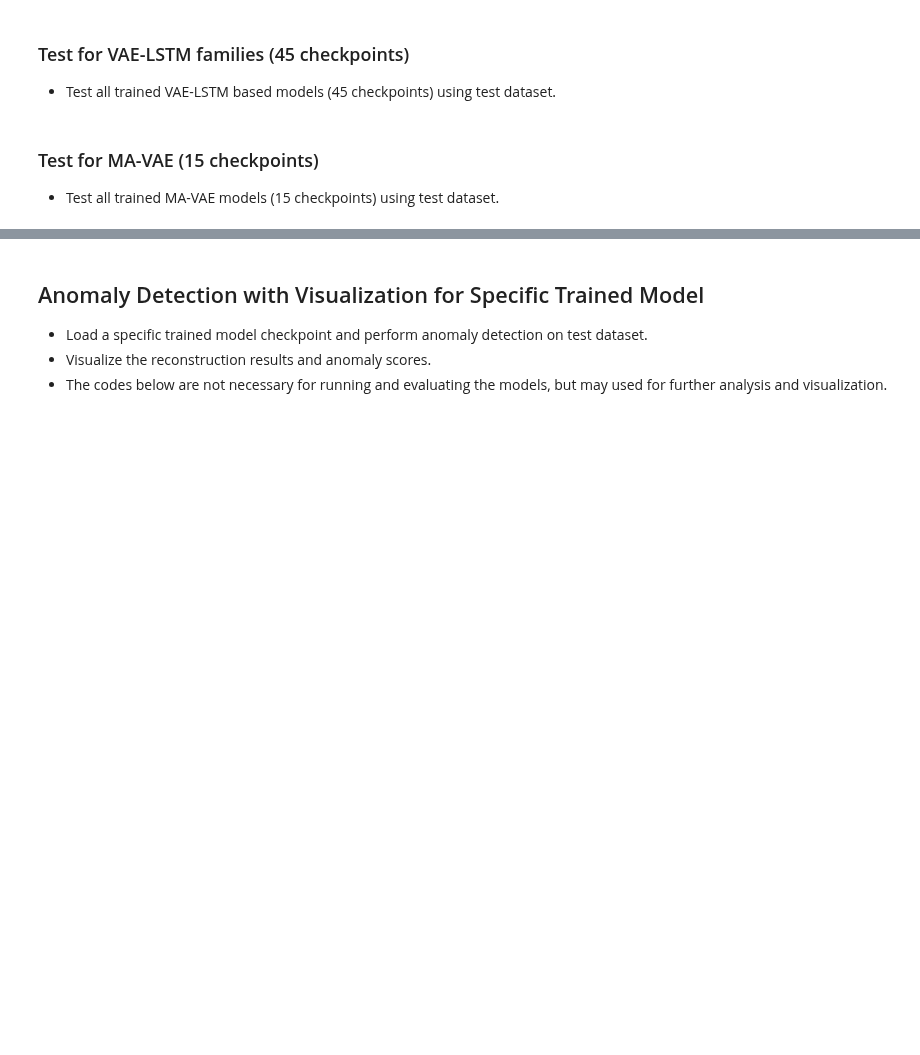
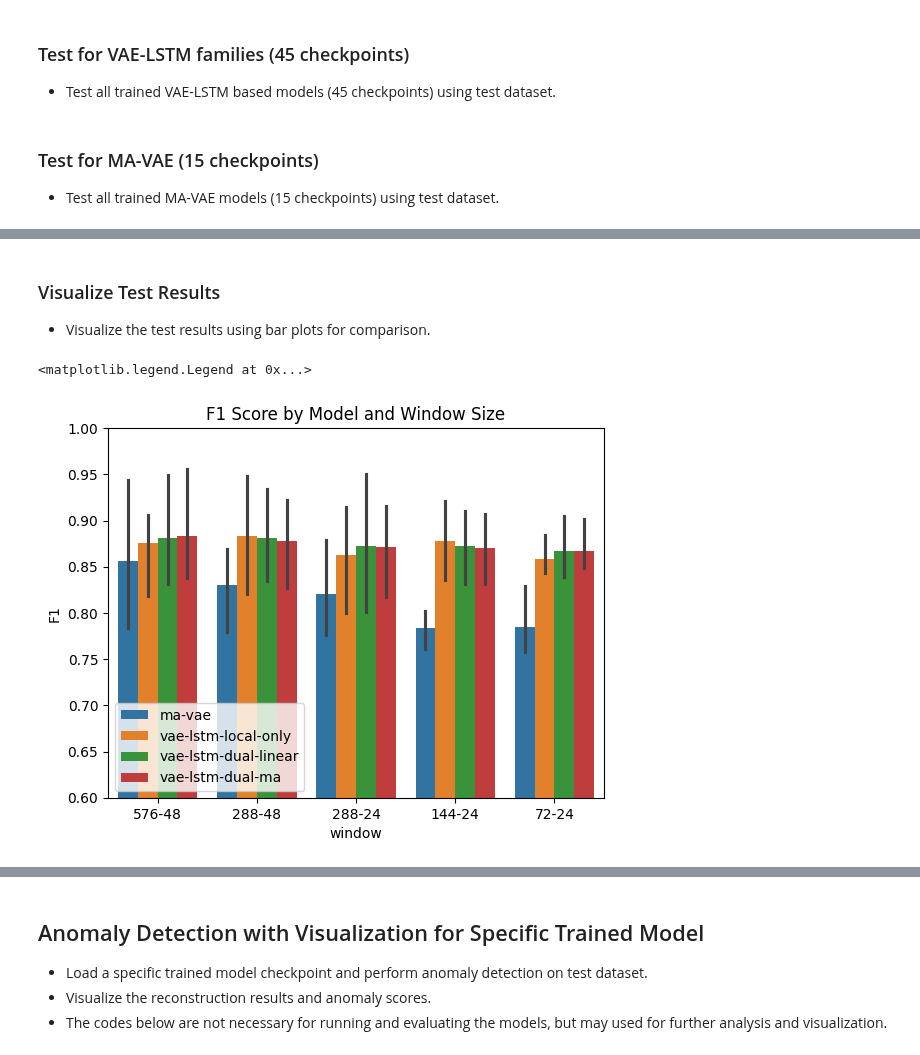
Before and after one commit to peunsu/wesad_stress_detection, a Jupyter notebook: dual-branch-vae-lstm/anomaly_detection.ipynb, the cells around one changed output, grey strips where cells are left out. Cells and saved outputs as stored; diff of their text form; code cells hidden in the pictures; blank space fills up the shorter version.

Commit message:
Add experiment results export and visualization

```diff
--- a/dual-branch-vae-lstm/anomaly_detection.ipynb
+++ b/dual-branch-vae-lstm/anomaly_detection.ipynb
@@ -692,0 +711,29 @@ for exp_name, window_size, fold_id in tqdm(grid_prod, desc="Experiments"):
+# %%
+result_all = []
+# %%
+for model in models:
+    for fold in folds:
+        for w, s in windows:
+            model_path = Path('experiments') / model / f'fold-{fold}-batch-512' / f'{model}-{w}-{s}-1-12' / 'result' / 'test_results.json'
+            if model_path.exists():
+                with open(model_path, 'r') as f:
+                    result = json.load(f)
+                result['model'] = model
+                result['fold'] = fold
+                result['window'] = f"{w}-{s}"
+                result_all.append(result)
+# %%
+model = 'ma-vae'
+for fold in folds:
+    for w, s in windows:
+        model_path = Path('experiments') / model / f'fold-{fold}-batch-64' / f'{model}-{w}-{w}-{s}-64' / 'result' / 'test_results.json'
+        if model_path.exists():
+            with open(model_path, 'r') as f:
+                result = json.load(f)
+            result['model'] = model
+            result['fold'] = fold
+            result['window'] = f"{w}-{s}"
+            result_all.append(result)
+# %%
+result_df = pd.DataFrame(result_all)
+result_df
@@ -692,0 +793,11 @@ for exp_name, window_size, fold_id in tqdm(grid_prod, desc="Experiments"):
+# %% [markdown]
+### Visualize Test Results
+- Visualize the test results using bar plots for comparison.
+# %%
+sns.barplot(data=result_df, x='window', y='F1', hue='model', hue_order=['ma-vae', 'vae-lstm-local-only', 'vae-lstm-dual-linear', 'vae-lstm-dual-ma'])
+plt.title('F1 Score by Model and Window Size')
+plt.ylim(0.60, 1.00)
+plt.legend(loc='lower left')
+# %% [output]
+<matplotlib.legend.Legend at 0x...>
+[figure, added]
```
Also changed, not shown: parts of 9 cells of this notebook, 2 other files.
